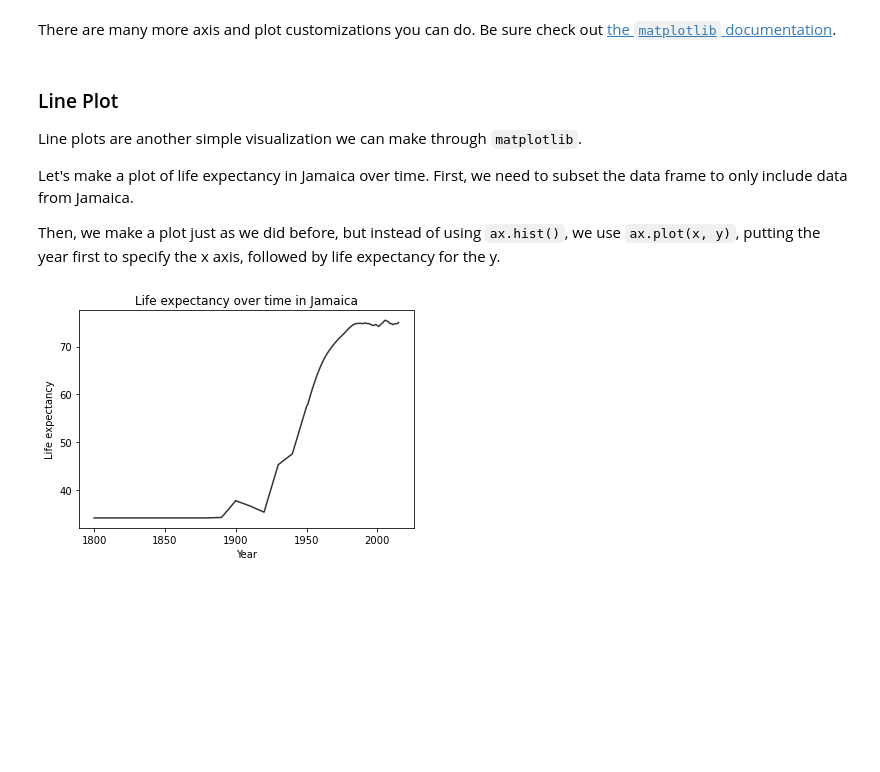
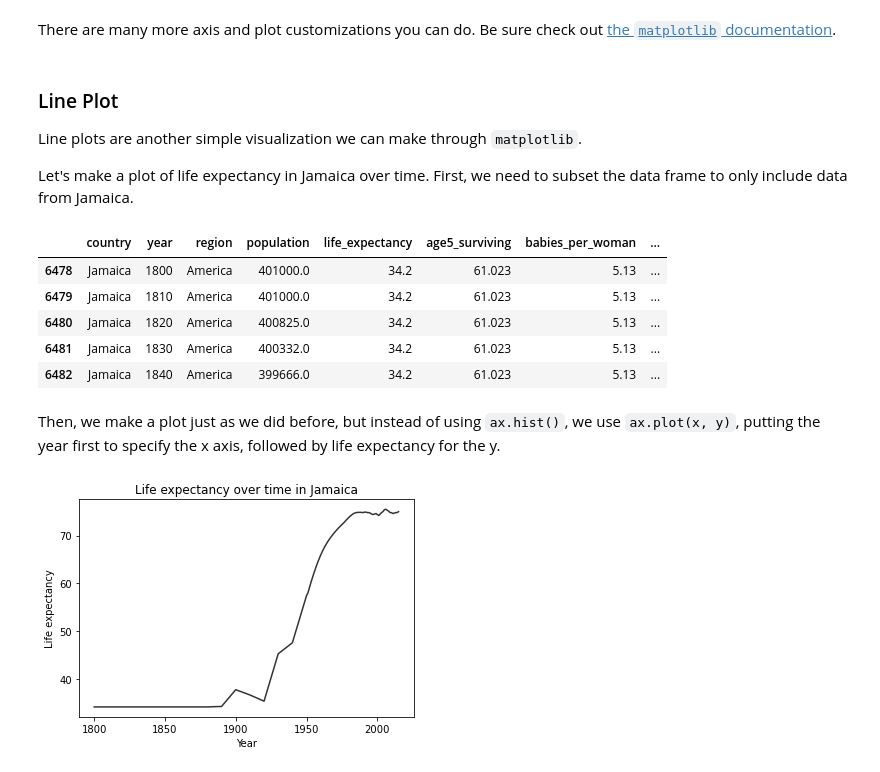
Before and after one commit to DeisData/python, a Jupyter notebook: condensed/figures.ipynb, the cells around one changed output. Drawn from its saved outputs; the diff is of its cells as text; code cells hidden in the pictures; blank space fills up the shorter version.

```diff
--- a/condensed/figures.ipynb
+++ b/condensed/figures.ipynb
@@ -62,6 +75,17 @@ There are many more axis and plot customizations you can do. Be sure check out [
 Line plots are another simple visualization we can make through `matplotlib`.
 
 Let's make a plot of life expectancy in Jamaica over time. First, we need to subset the data frame to only include data from Jamaica.
-
-Then, we make a plot just as we did before, but instead of using `ax.hist()`, we use `ax.plot(x, y)`, putting the year first to specify the x axis, followed by life expectancy for the y.
+# %%
+# subset data
+df_jm = df[df['country']=='Jamaica']
+df_jm.head()
+# %% [output]
+|  | country | year | region | population | life_expectancy | age5_surviving | babies_per_woman | ... |
+| 6478 | Jamaica | 1800 | America | 401000.0 | 34.2 | 61.023 | 5.13 | ... |
+| 6479 | Jamaica | 1810 | America | 401000.0 | 34.2 | 61.023 | 5.13 | ... |
+| 6480 | Jamaica | 1820 | America | 400825.0 | 34.2 | 61.023 | 5.13 | ... |
+| 6481 | Jamaica | 1830 | America | 400332.0 | 34.2 | 61.023 | 5.13 | ... |
+| 6482 | Jamaica | 1840 | America | 399666.0 | 34.2 | 61.023 | 5.13 | ... |
+# %% [markdown]
+Then, we make a plot just as we did before, but instead of using `ax.hist()`, we use `ax.plot(x, y)`, putting the year first to specify the x axis, followed by life expectancy for the y.
 # %%
```
Also changed, not shown: parts of 18 cells of this notebook.
